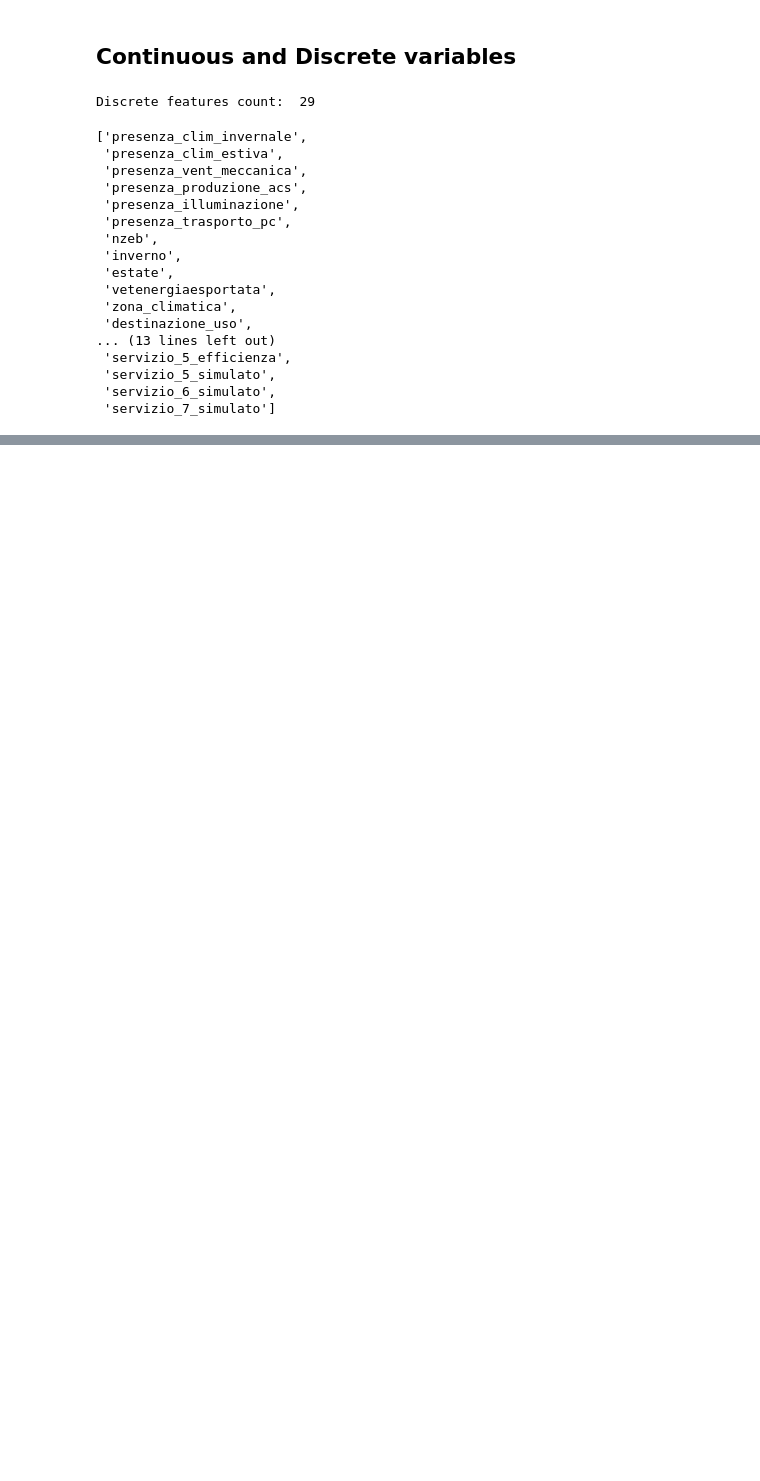
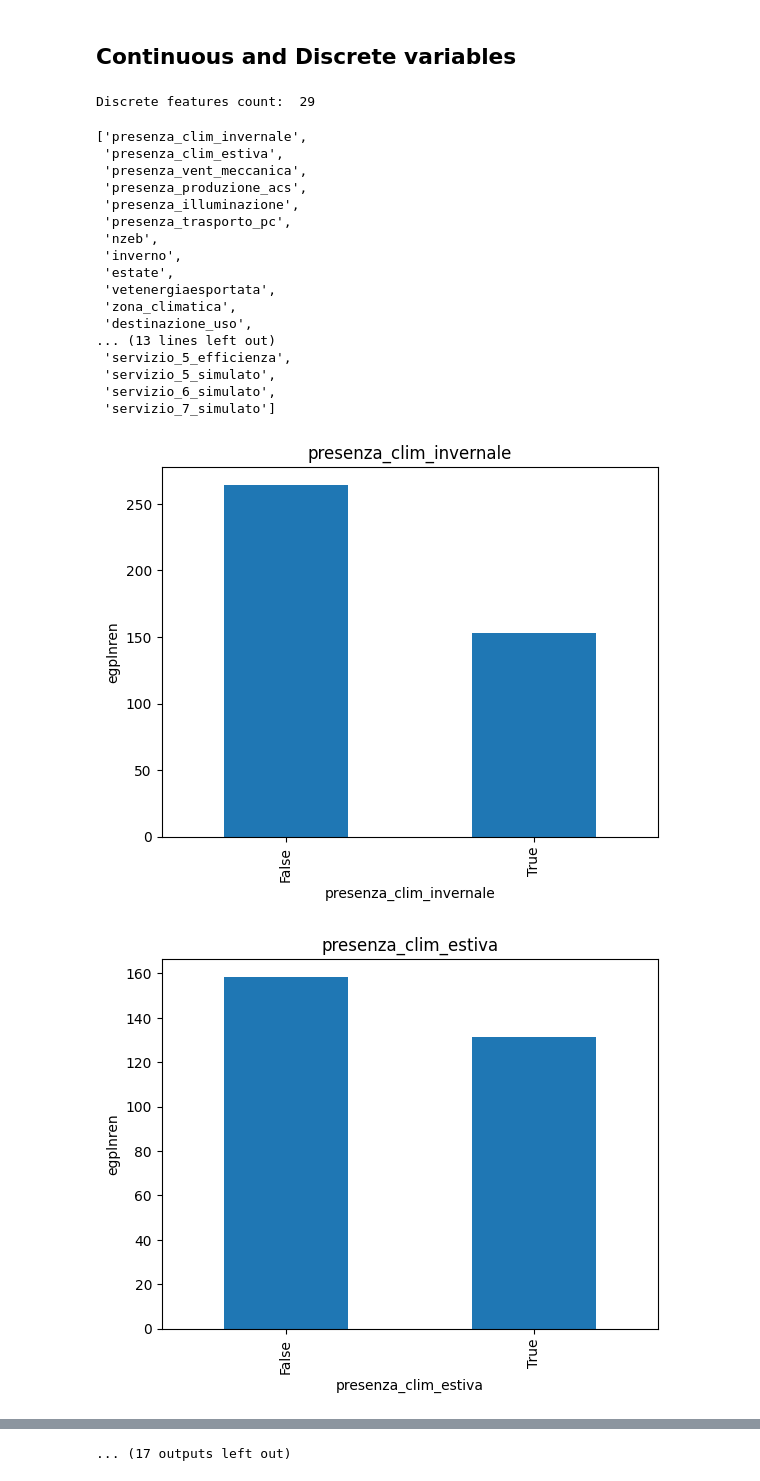
Before and after one commit to Amir-WN3/Energy-Efficiency-Analyst, a Jupyter notebook: experiments/EDA/insights.ipynb, the cells around one changed output, grey strips where cells are left out. Drawn from its saved outputs; the diff is of its cells as text; code cells hidden in the pictures; blank space fills up the shorter version.

```diff
--- a/experiments/EDA/insights.ipynb
+++ b/experiments/EDA/insights.ipynb
@@ -151,3 +167,14 @@ discrete_features
  'servizio_5_simulato',
  'servizio_6_simulato',
  'servizio_7_simulato']
+# %%
+# exploring the relationship between the discrete features and the target variable epglnren
+for feature in discrete_features:
+    df.groupby(feature)['epglnren'].median().plot.bar()
+    plt.xlabel(feature)
+    plt.ylabel('egplnren')
+    plt.title(feature)
+    plt.show()
+# %% [output]
+[figure, added]
+[figure, added]
@@ -153,0 +191 @@ discrete_features
+... (17 outputs left out)
```
Also changed, not shown: parts of 6 cells of this notebook.
